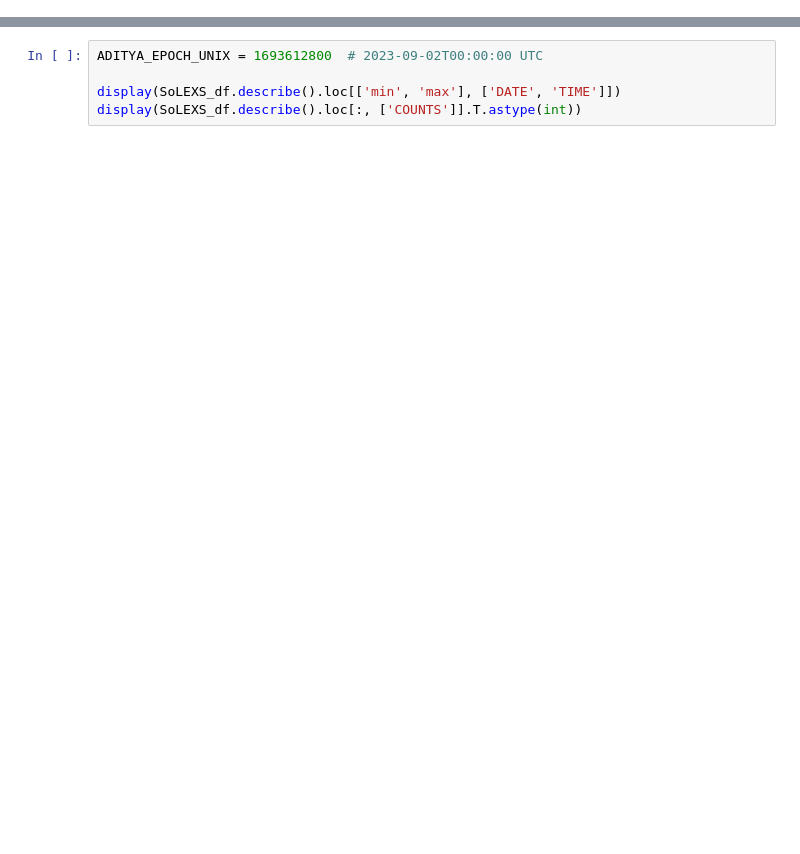
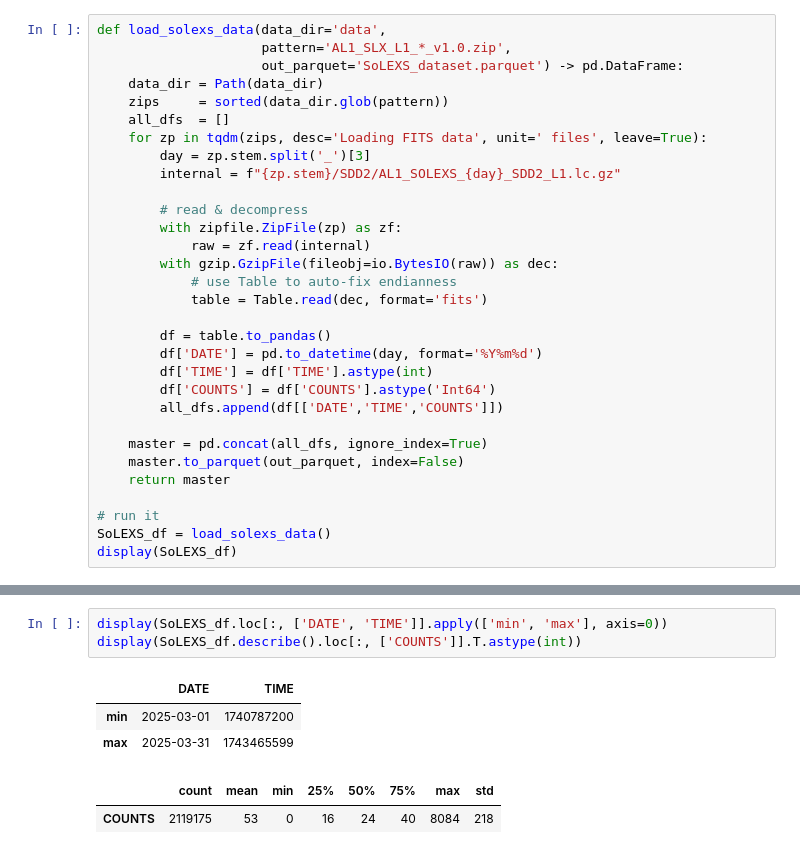
Before and after one commit to thecont1/aditya-L1-solar-explorer, a Jupyter notebook: sun-explorer.ipynb, the cells around one changed output, grey strips where cells are left out. Cells and saved outputs as stored; diff of their text form; blank space fills up the shorter version.

```diff
--- a/sun-explorer.ipynb
+++ b/sun-explorer.ipynb
@@ -89,0 +145,31 @@ display(SoLEXS_df)
+# %%
+def load_solexs_data(data_dir='data',
+                     pattern='AL1_SLX_L1_*_v1.0.zip',
+                     out_parquet='SoLEXS_dataset.parquet') -> pd.DataFrame:
+    data_dir = Path(data_dir)
+    zips     = sorted(data_dir.glob(pattern))
+    all_dfs  = []
+    for zp in tqdm(zips, desc='Loading FITS data', unit=' files', leave=True):
+        day = zp.stem.split('_')[3]
+        internal = f"{zp.stem}/SDD2/AL1_SOLEXS_{day}_SDD2_L1.lc.gz"
+
+        # read & decompress
+        with zipfile.ZipFile(zp) as zf:
+            raw = zf.read(internal)
+        with gzip.GzipFile(fileobj=io.BytesIO(raw)) as dec:
+            # use Table to auto‐fix endianness
+            table = Table.read(dec, format='fits')
+
+        df = table.to_pandas()
+        df['DATE'] = pd.to_datetime(day, format='%Y%m%d')
+        df['TIME'] = df['TIME'].astype(int)
+        df['COUNTS'] = df['COUNTS'].astype('Int64')
+        all_dfs.append(df[['DATE','TIME','COUNTS']])
+
+    master = pd.concat(all_dfs, ignore_index=True)
+    master.to_parquet(out_parquet, index=False)
+    return master
+
+# run it
+SoLEXS_df = load_solexs_data()
+display(SoLEXS_df)
@@ -90,6 +190,10 @@ display(SoLEXS_df)
 # %%
-ADITYA_EPOCH_UNIX = 1693612800  # 2023-09-02T00:00:00 UTC
-
-display(SoLEXS_df.describe().loc[['min', 'max'], ['DATE', 'TIME']])
+display(SoLEXS_df.loc[:, ['DATE', 'TIME']].apply(['min', 'max'], axis=0))
 display(SoLEXS_df.describe().loc[:, ['COUNTS']].T.astype(int))
+# %% [output]
+|  | DATE | TIME |
+| min | 2025-03-01 | 1740787200 |
+| max | 2025-03-31 | 1743465599 |
+|  | count | mean | min | 25% | 50% | 75% | max | std |
+| COUNTS | 2119175 | 53 | 0 | 16 | 24 | 40 | 8084 | 218 |
 # %%
```
Also changed, not shown: parts of 10 cells of this notebook.
